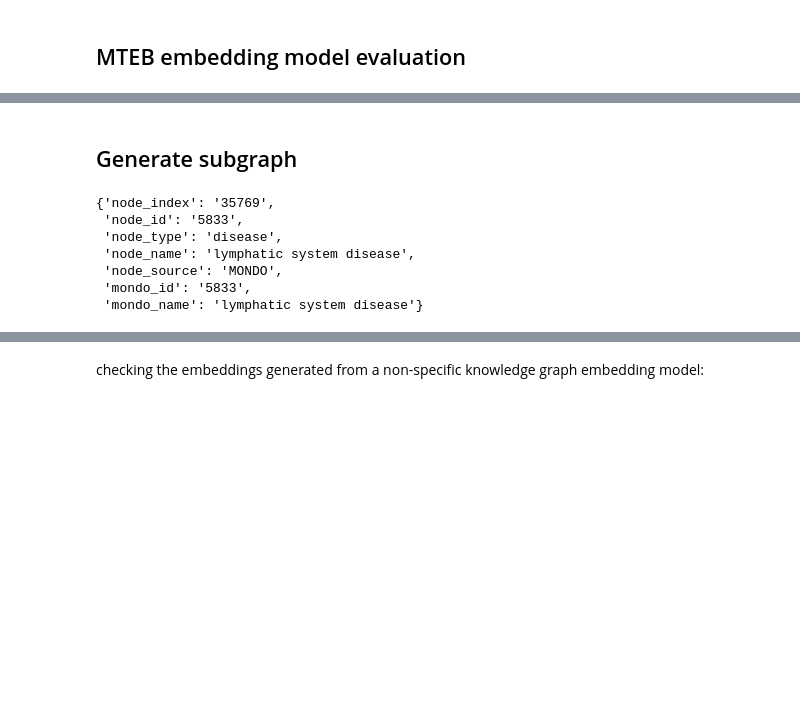
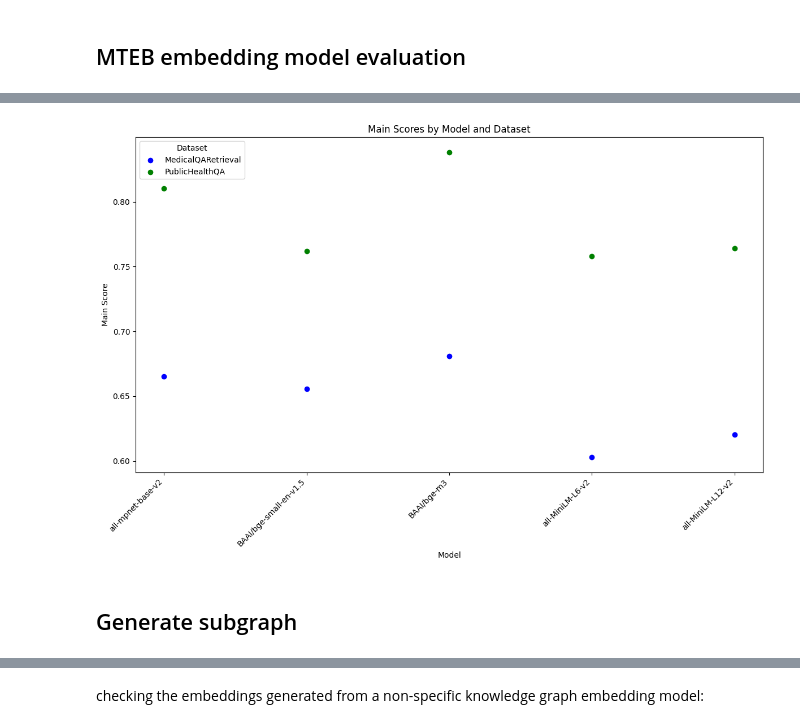
Before and after one commit to laurasck14/KG-RAG, a Jupyter notebook: create_graph.ipynb, the cells around one changed output, grey strips where cells are left out. Saved outputs shown, nothing was run; the diff lists cells and outputs as text; code cells hidden in the pictures; blank space fills up the shorter version.

```diff
--- a/create_graph.ipynb
+++ b/create_graph.ipynb
@@ -794,8 +794,12 @@ import mteb
 from sentence_transformers import SentenceTransformer
 # %%
 
-model_name = "BAAI/bge-small-en-v1.5"
-model = SentenceTransformer(model_name)
-tasks  = mteb.get_tasks(task_types=["Clustering"], languages=["eng"], domains=["Medical", "Academic"])
+model_name = {"BAAI/bge-small-en-v1.5",
+              "all-mpnet-base-v2",
+                "BAAI/bge-m3",
+                "all-MiniLM-L6-v2",
+                "all-MiniLM-L12-v2"}
+tasks  = mteb.get_tasks(task_types=["Retrieval"], languages=["eng"], domains=["Medical"]) # tasks=["MedicalQARetrieval", "PublicHealthQA"]
+evaluation = MTEB(tasks)
 # %%
 
@@ -815,3 +869,36 @@ Clustering
+# %%
+# ...existing code...
+
+# Prepare data for plotting
+colors = ["blue", "green"]  # Assign colors for datasets
+dataset_names = list(set(dataset for scores in model_scores.values() for dataset in scores.keys()))
+dataset_colors = {dataset: colors[i % len(colors)] for i, dataset in enumerate(dataset_names)}
+
+plt.figure(figsize=(12, 8))
+
+# Track datasets added to the legend
+added_to_legend = set()
+
+for model_name, datasets in model_scores.items():
+    for dataset_name, scores in datasets.items():
+        plt.scatter(
+            [model_name] * len(scores),
+            scores,
+            color=dataset_colors[dataset_name],
+            label=dataset_name if dataset_name not in added_to_legend else None
+        )
+        added_to_legend.add(dataset_name)
+
+# Add labels and legend
+plt.xlabel("Model")
+plt.ylabel("Main Score")
+plt.title("Main Scores by Model and Dataset")
+plt.xticks(rotation=45, ha="right")
+plt.tight_layout()
+plt.legend(title="Dataset", loc="upper left")
+plt.show()
+# %% [output]
+[figure, added]
 # %% [markdown]
 ## Generate subgraph
 # %%
@@ -819,13 +906,3 @@ Clustering
 import pickle
 with open(os.path.expanduser('~/scratch-llm/storage/nodes/all_nodes_embedded_mpnet_base_v2.pkl'), 'rb') as f:
     all_nodes_embedded = pickle.load(f)
-# %%
-all_nodes_embedded[11075].metadata
-# %% [output]
-{'node_index': '35769',
- 'node_id': '5833',
- 'node_type': 'disease',
- 'node_name': 'lymphatic system disease',
- 'node_source': 'MONDO',
- 'mondo_id': '5833',
- 'mondo_name': 'lymphatic system disease'}
```
Also changed, not shown: parts of 9 cells of this notebook.
